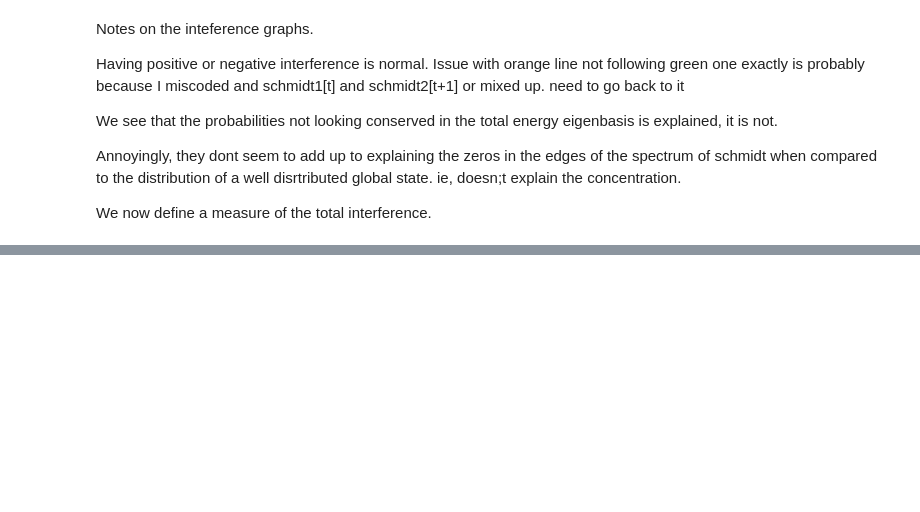
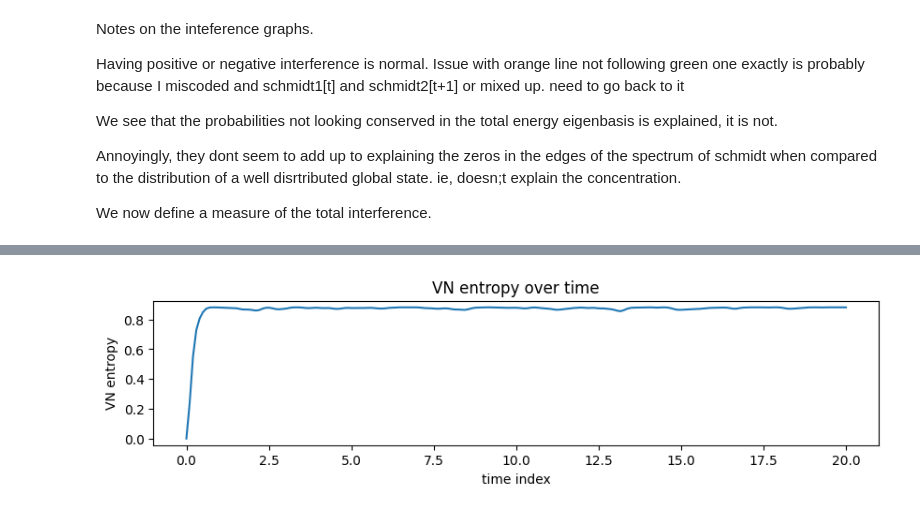
Before and after one commit to MarinAndreGirard/Quantum_Branching, a Jupyter notebook: weight_conservation.ipynb, the cells around one changed output, grey strips where cells are left out. Saved outputs shown, nothing was run; the diff lists cells and outputs as text; code cells hidden in the pictures; blank space fills up the shorter version.

```diff
--- a/weight_conservation.ipynb
+++ b/weight_conservation.ipynb
@@ -390,0 +390,5 @@ total_interference(tlist,result,eigenstates_total,eigenenergies_total,Int_streng
+# %%
+from VN import plot_VN
+plot_VN(result,tlist,log=0)
+# %% [output]
+[figure, added]
```
Also changed, not shown: parts of 10 cells of this notebook, 30 other files.
